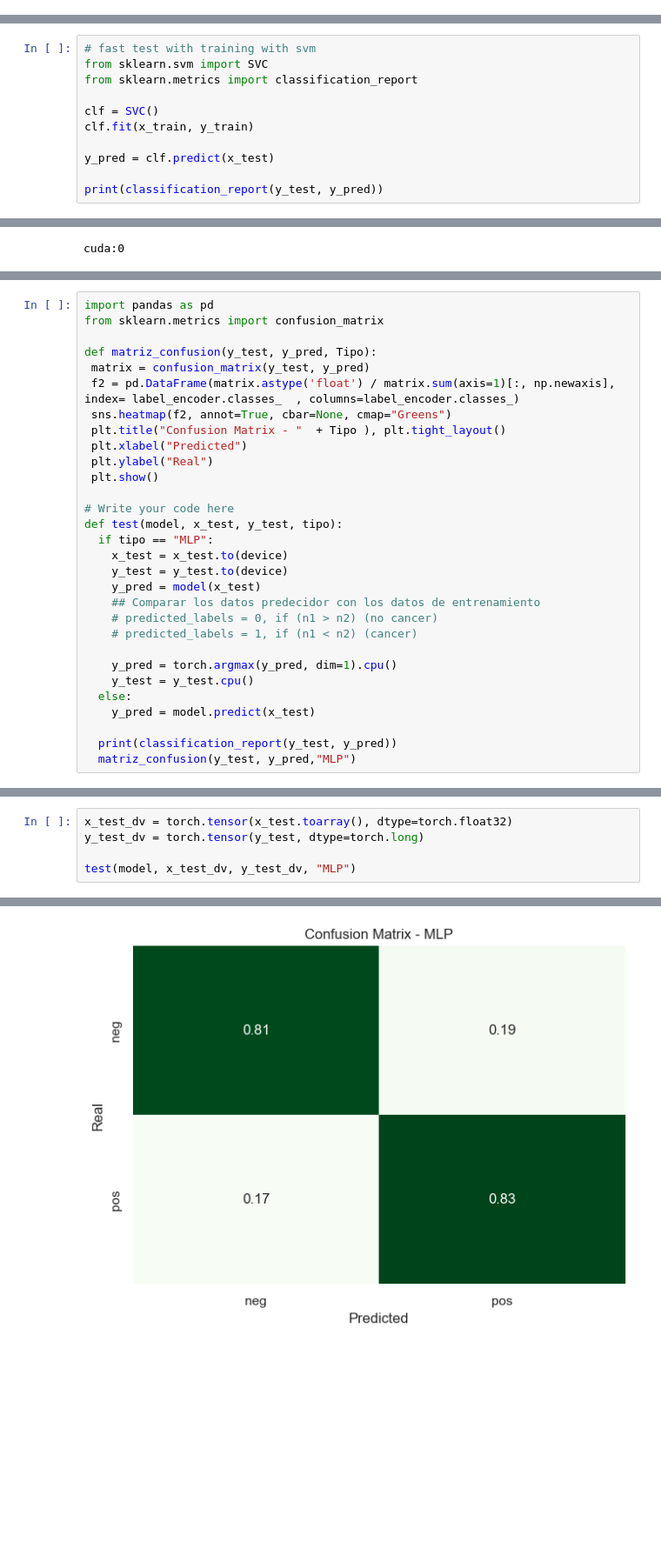
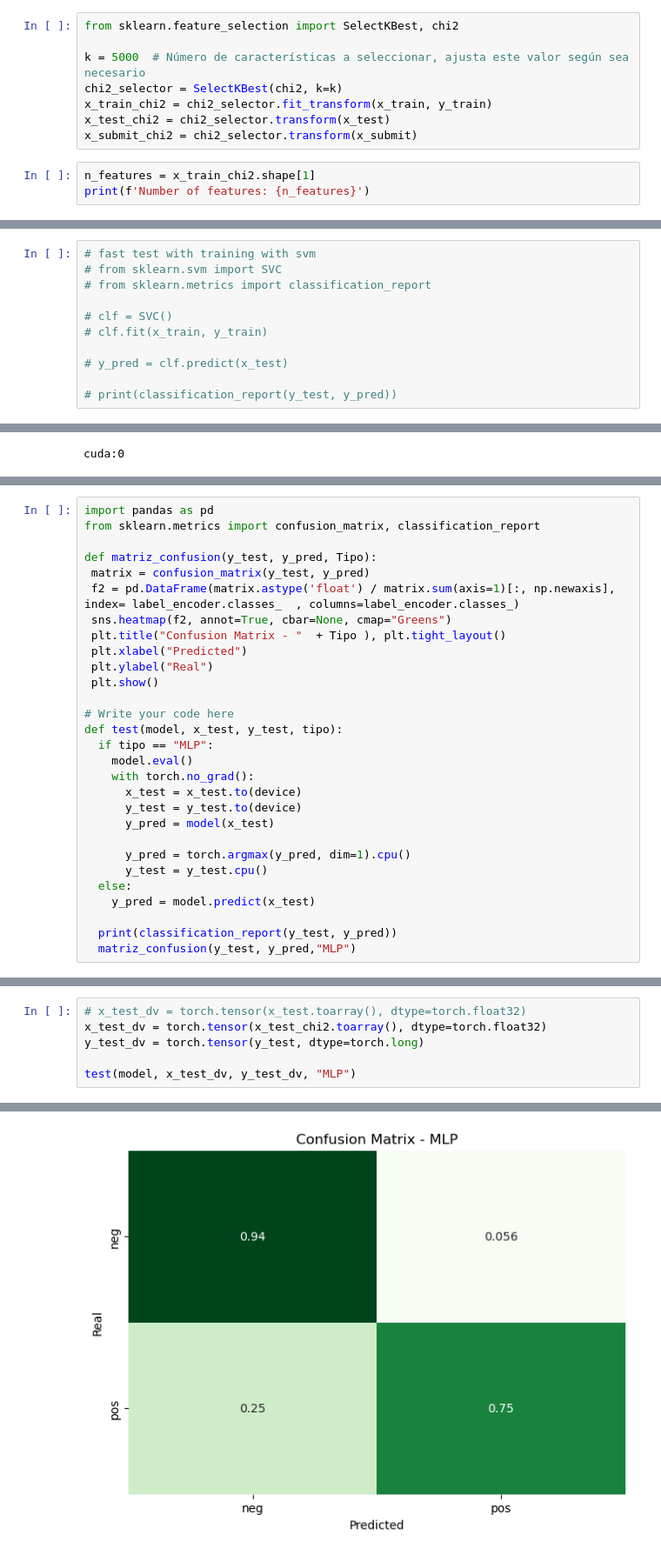
Before and after one commit to Adrian-Cespedes/Proy4-ML, a Jupyter notebook: main.ipynb, the cells around one changed output, grey strips where cells are left out. Shown at 87% size. Drawn from its saved outputs; the diff is of its cells as text; blank space fills up the shorter version.

```diff
--- a/main.ipynb
+++ b/main.ipynb
@@ -231,0 +243,11 @@ x_train, x_test, y_train, y_test = train_test_split(x, y, test_size=0.2, random_
+# %%
+from sklearn.feature_selection import SelectKBest, chi2
+
+k = 5000  # Número de características a seleccionar, ajusta este valor según sea necesario
+chi2_selector = SelectKBest(chi2, k=k)
+x_train_chi2 = chi2_selector.fit_transform(x_train, y_train)
+x_test_chi2 = chi2_selector.transform(x_test)
+x_submit_chi2 = chi2_selector.transform(x_submit)
+# %%
+n_features = x_train_chi2.shape[1]
+print(f'Number of features: {n_features}')
@@ -233,15 +257,15 @@ x_train, x_test, y_train, y_test = train_test_split(x, y, test_size=0.2, random_
 # SVM TEST
 # %%
 # fast test with training with svm
-from sklearn.svm import SVC
-from sklearn.metrics import classification_report
+# from sklearn.svm import SVC
+# from sklearn.metrics import classification_report
 
-clf = SVC()
-clf.fit(x_train, y_train)
+# clf = SVC()
+# clf.fit(x_train, y_train)
 
-y_pred = clf.predict(x_test)
+# y_pred = clf.predict(x_test)
 
-print(classification_report(y_test, y_pred))
+# print(classification_report(y_test, y_pred))
 # %% [markdown]
 ## MLP TEST
 # %%
@@ -306,6 +347,6 @@ def train(model, loss_f, optimizer,epochs, x_train, y_train):
 # %%
 import pandas as pd
-from sklearn.metrics import confusion_matrix
+from sklearn.metrics import confusion_matrix, classification_report
 
 def matriz_confusion(y_test, y_pred, Tipo):
  matrix = confusion_matrix(y_test, y_pred)
@@ -319,15 +360,14 @@ def matriz_confusion(y_test, y_pred, Tipo):
 # Write your code here
 def test(model, x_test, y_test, tipo):
   if tipo == "MLP":
-    x_test = x_test.to(device)
-    y_test = y_test.to(device)
-    y_pred = model(x_test)
-    ## Comparar los datos predecidor con los datos de entrenamiento
-    # predicted_labels = 0, if (n1 > n2) (no cancer)
-    # predicted_labels = 1, if (n1 < n2) (cancer)
+    model.eval()
+    with torch.no_grad():
+      x_test = x_test.to(device)
+      y_test = y_test.to(device)
+      y_pred = model(x_test)
 
-    y_pred = torch.argmax(y_pred, dim=1).cpu()
-    y_test = y_test.cpu()
+      y_pred = torch.argmax(y_pred, dim=1).cpu()
+      y_test = y_test.cpu()
   else:
     y_pred = model.predict(x_test)
 
@@ -351,5 +403,6 @@ loss_list = train(model, loss, optimizer, 10000, x_train_dv, y_train_dv)
 # %%
-x_test_dv = torch.tensor(x_test.toarray(), dtype=torch.float32)
+# x_test_dv = torch.tensor(x_test.toarray(), dtype=torch.float32)
+x_test_dv = torch.tensor(x_test_chi2.toarray(), dtype=torch.float32)
 y_test_dv = torch.tensor(y_test, dtype=torch.long)
 
 test(model, x_test_dv, y_test_dv, "MLP")
@@ -365 +418 @@ weighted avg       0.82      0.82      0.82      5000
-[figure, old version]
+[figure, new version]
```
Also changed, not shown: parts of 20 cells of this notebook.
